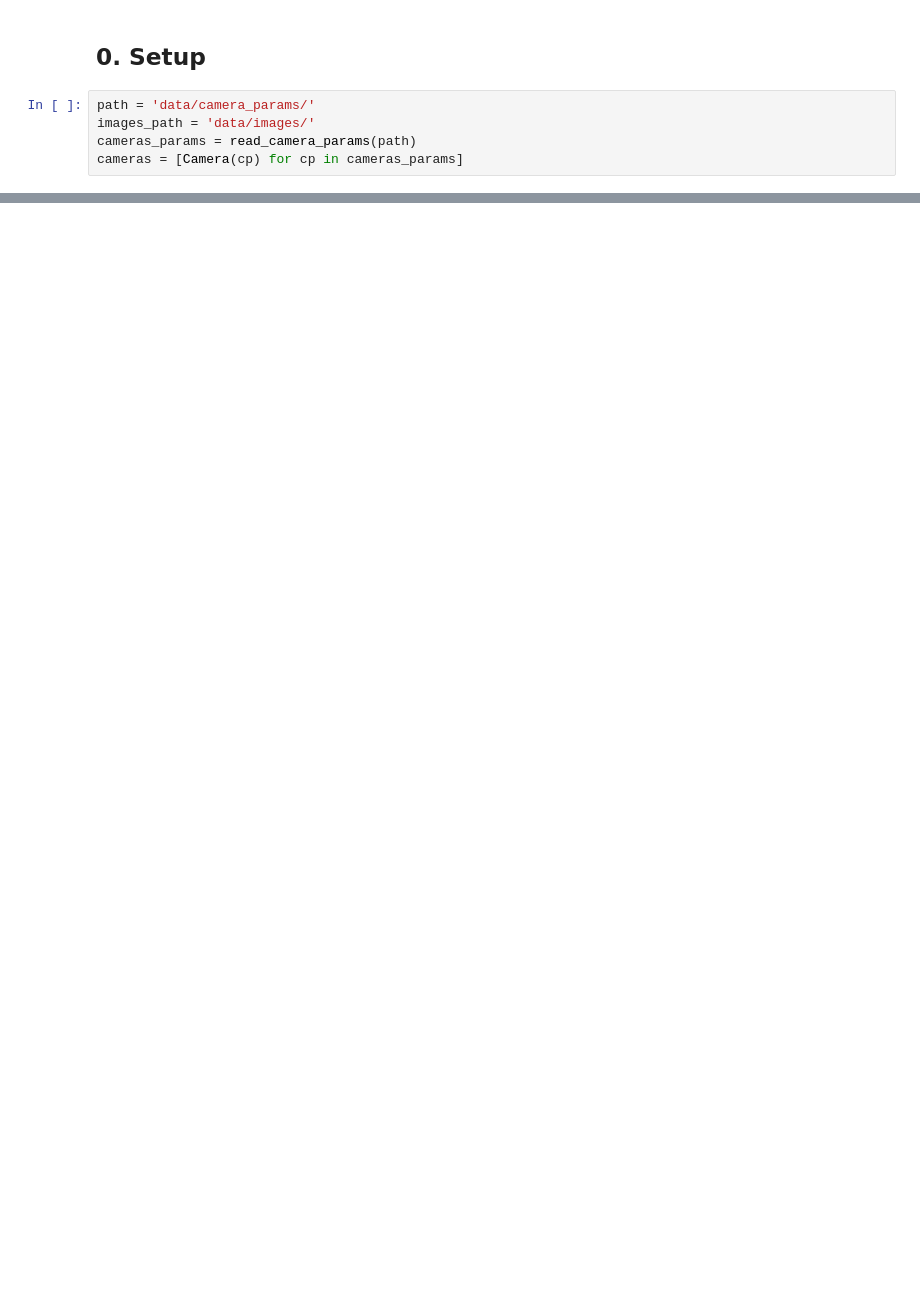
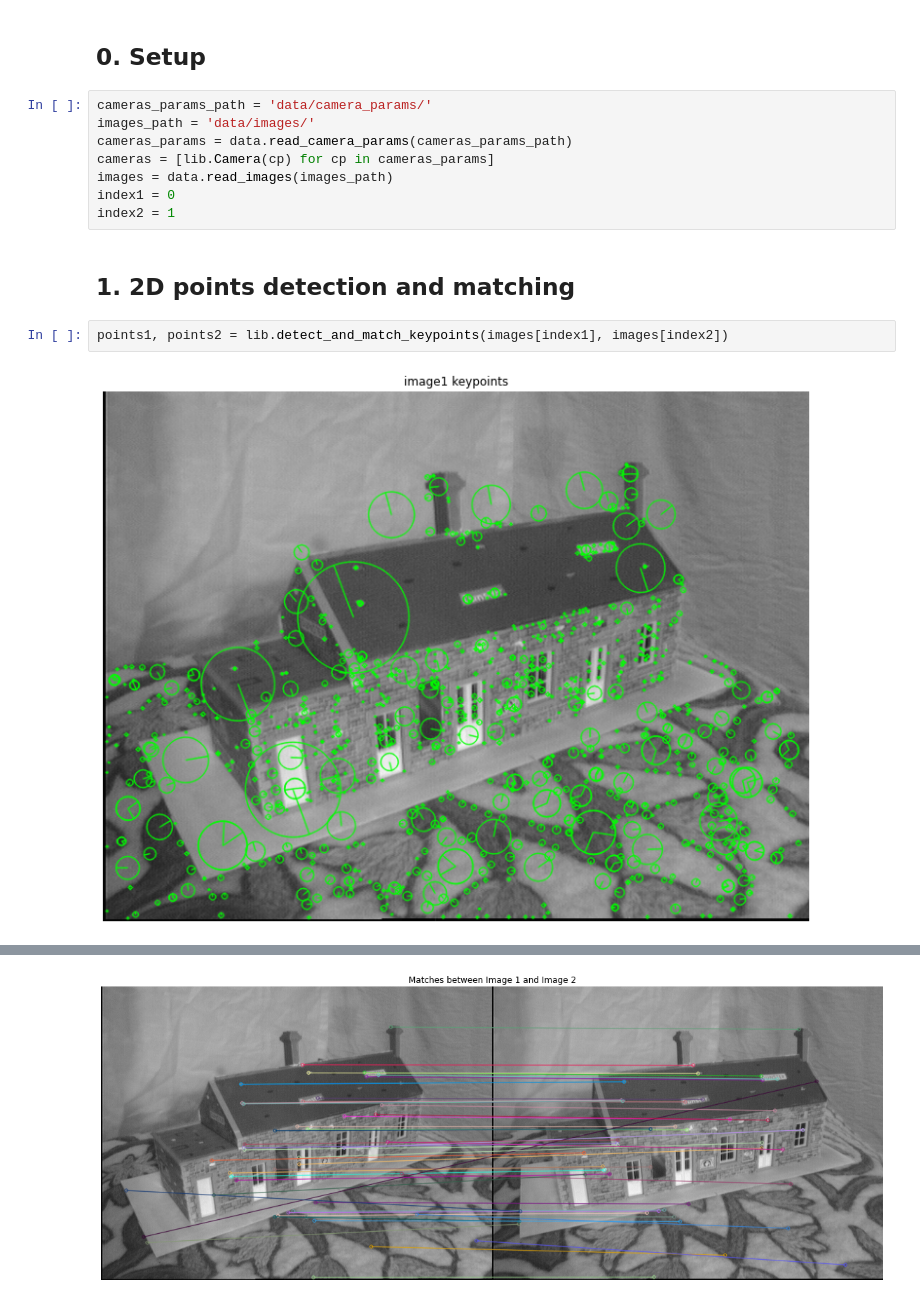
Before and after one commit to karpinskiJ/swiz_building_3D_reconstruction, a Jupyter notebook: main.ipynb, the cells around one changed output, grey strips where cells are left out. Cells and saved outputs as stored; diff of their text form; blank space fills up the shorter version.

```diff
--- a/main.ipynb
+++ b/main.ipynb
@@ -168,7 +9,16 @@ ModuleNotFoundError: No module named 'lib.py'; 'lib' is not a package
 # %% [markdown]
 ## 0. Setup
 # %%
-path = 'data/camera_params/'
+cameras_params_path = 'data/camera_params/'
 images_path = 'data/images/'
-cameras_params = read_camera_params(path)
-cameras = [Camera(cp) for cp in cameras_params]
+cameras_params = data.read_camera_params(cameras_params_path)
+cameras = [lib.Camera(cp) for cp in cameras_params]
+images = data.read_images(images_path)
+index1 = 0
+index2 = 1
+# %% [markdown]
+## 1. 2D points detection and matching
+# %%
+points1, points2 = lib.detect_and_match_keypoints(images[index1], images[index2])
+# %% [output]
+[figure, added]
@@ -174,0 +26 @@ cameras = [Camera(cp) for cp in cameras_params]
+[figure, added]
```
Also changed, not shown: parts of 14 cells of this notebook, 1 other file.
